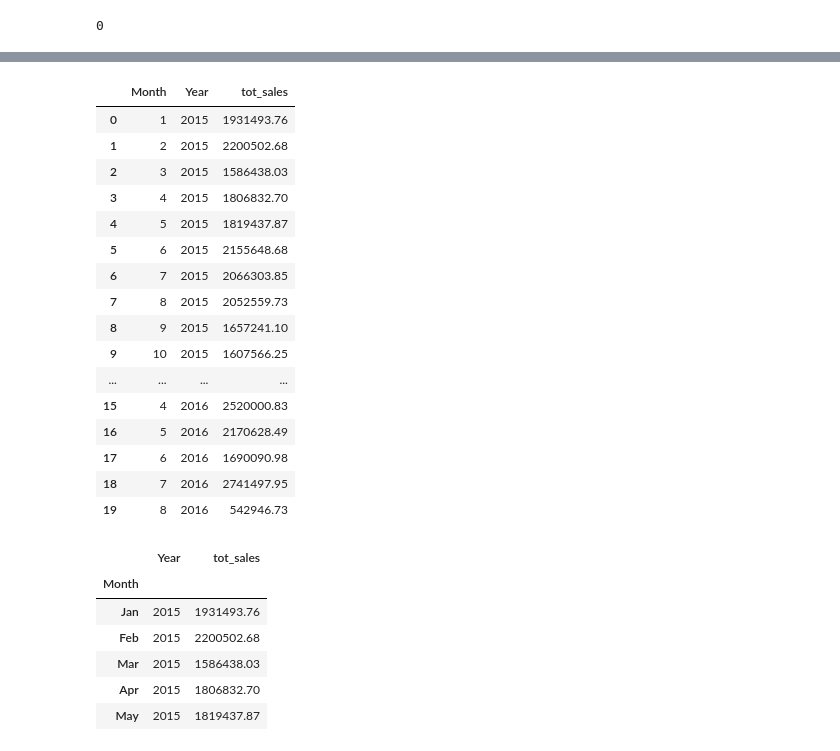
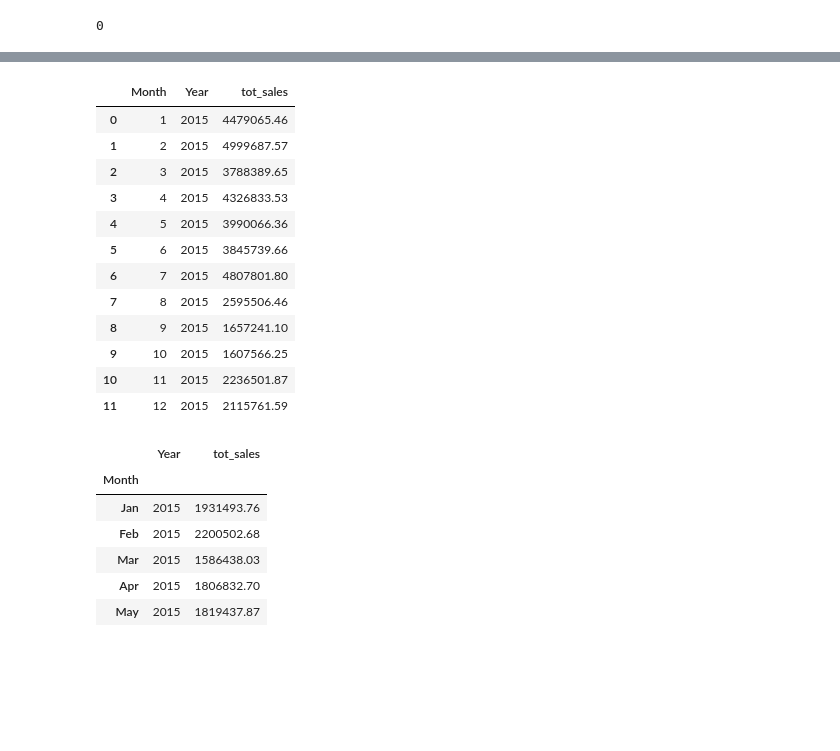
Before and after one commit to RenettaNelson/ADS-507---SQL-Data-Pipeline, a Jupyter notebook: ADS-507-01_group_3_wild_wonderful_sales.ipynb, the cells around one changed output, grey strips where cells are left out. Saved outputs shown, nothing was run; the diff lists cells and outputs as text; code cells hidden in the pictures; blank space fills up the shorter version.

```diff
--- a/ADS-507-01_group_3_wild_wonderful_sales.ipynb
+++ b/ADS-507-01_group_3_wild_wonderful_sales.ipynb
@@ -464,32 +508,29 @@ plt.show()
 # %%
 #Monthly Sales from January 2015 through August 2016
 sales_tot_monthly = pd.DataFrame(pd.read_sql("""SELECT s.Month,
                                                      s.Year,
                                                      SUM(s.Unit_sale_price * s.Quantity) AS tot_sales
                                               FROM go_daily_sales s
                                                 JOIN unemployment_monthly u
                                                     ON s.Month = u.Month
-                                              GROUP BY Month, Year;""",
+                                              GROUP BY Month
+                                              ;""",
                                               connection))
 sales_tot_monthly
 # %% [output]
 |  | Month | Year | tot_sales |
-| 0 | 1 | 2015 | 1931493.76 |
-| 1 | 2 | 2015 | 2200502.68 |
-| 2 | 3 | 2015 | 1586438.03 |
-| 3 | 4 | 2015 | 1806832.70 |
-| 4 | 5 | 2015 | 1819437.87 |
-| 5 | 6 | 2015 | 2155648.68 |
-| 6 | 7 | 2015 | 2066303.85 |
-| 7 | 8 | 2015 | 2052559.73 |
+| 0 | 1 | 2015 | 4479065.46 |
+| 1 | 2 | 2015 | 4999687.57 |
+| 2 | 3 | 2015 | 3788389.65 |
+| 3 | 4 | 2015 | 4326833.53 |
+| 4 | 5 | 2015 | 3990066.36 |
+| 5 | 6 | 2015 | 3845739.66 |
+| 6 | 7 | 2015 | 4807801.80 |
+| 7 | 8 | 2015 | 2595506.46 |
 | 8 | 9 | 2015 | 1657241.10 |
 | 9 | 10 | 2015 | 1607566.25 |
-| ... | ... | ... | ... |
-| 15 | 4 | 2016 | 2520000.83 |
-| 16 | 5 | 2016 | 2170628.49 |
-| 17 | 6 | 2016 | 1690090.98 |
-| 18 | 7 | 2016 | 2741497.95 |
-| 19 | 8 | 2016 | 542946.73 |
+| 10 | 11 | 2015 | 2236501.87 |
+| 11 | 12 | 2015 | 2115761.59 |
 # %%
 #Modify month from numeric and set index
 def month(df):
```
Also changed, not shown: parts of 26 cells of this notebook.
